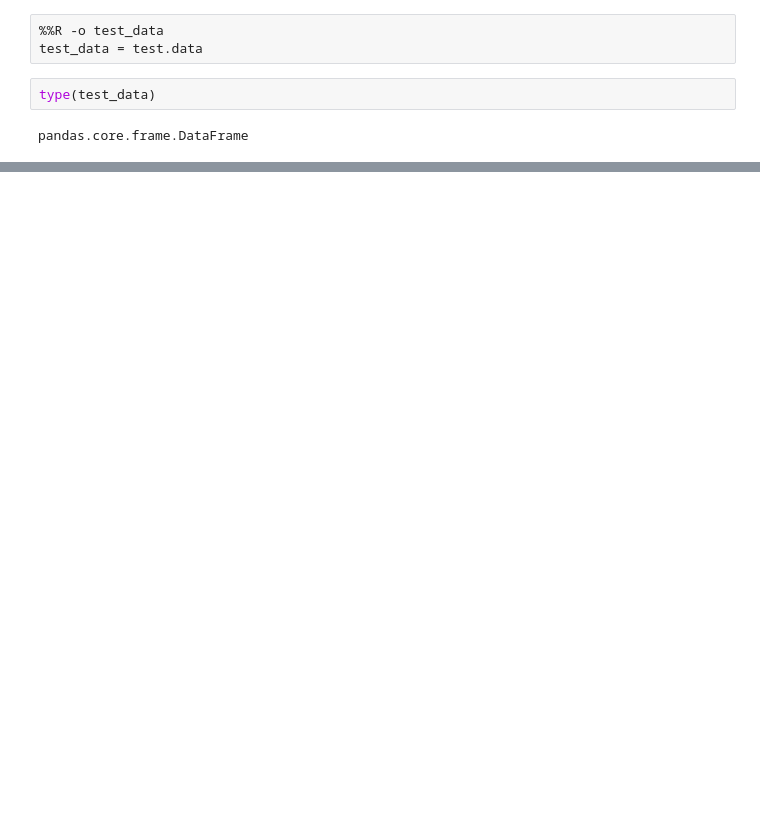
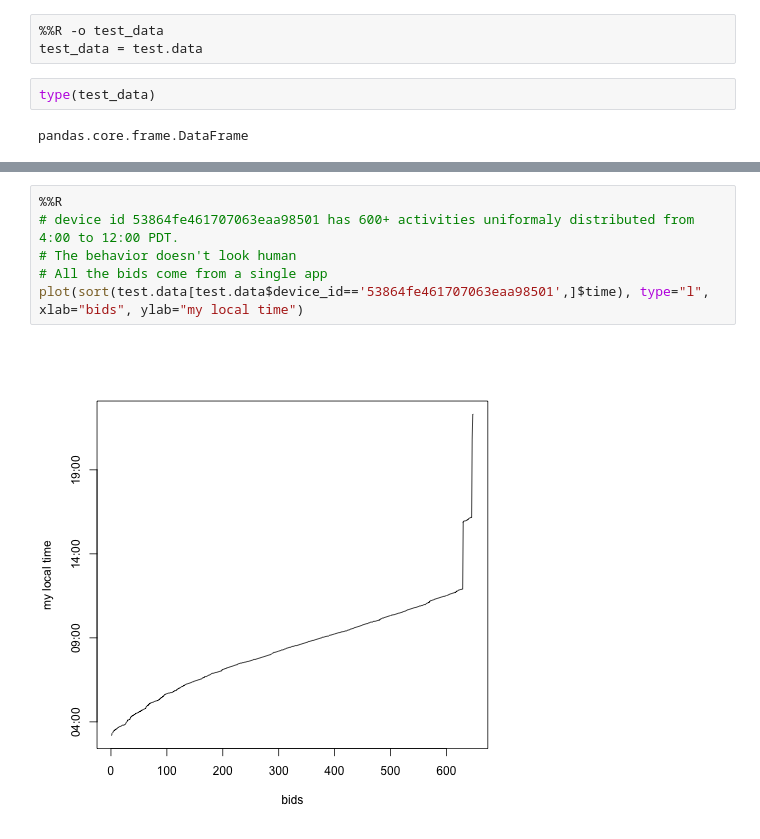
Before and after one commit to yongjiaw/dataset, a Jupyter notebook: Analysis.ipynb, the cells around one changed output, grey strips where cells are left out. Drawn from its saved outputs; the diff is of its cells as text; blank space fills up the shorter version.

```diff
--- a/Analysis.ipynb
+++ b/Analysis.ipynb
@@ -94,0 +113,8 @@ Instructions about the task
+# %%
+%%R
+# device id 53864fe461707063eaa98501 has 600+ activities uniformaly distributed from 4:00 to 12:00 PDT.
+# The behavior doesn't look human
+# All the bids come from a single app
+plot(sort(test.data[test.data$device_id=='53864fe461707063eaa98501',]$time), type="l", xlab="bids", ylab="my local time")
+# %% [output]
+[figure, added]
```
Also changed, not shown: parts of 12 cells of this notebook.
